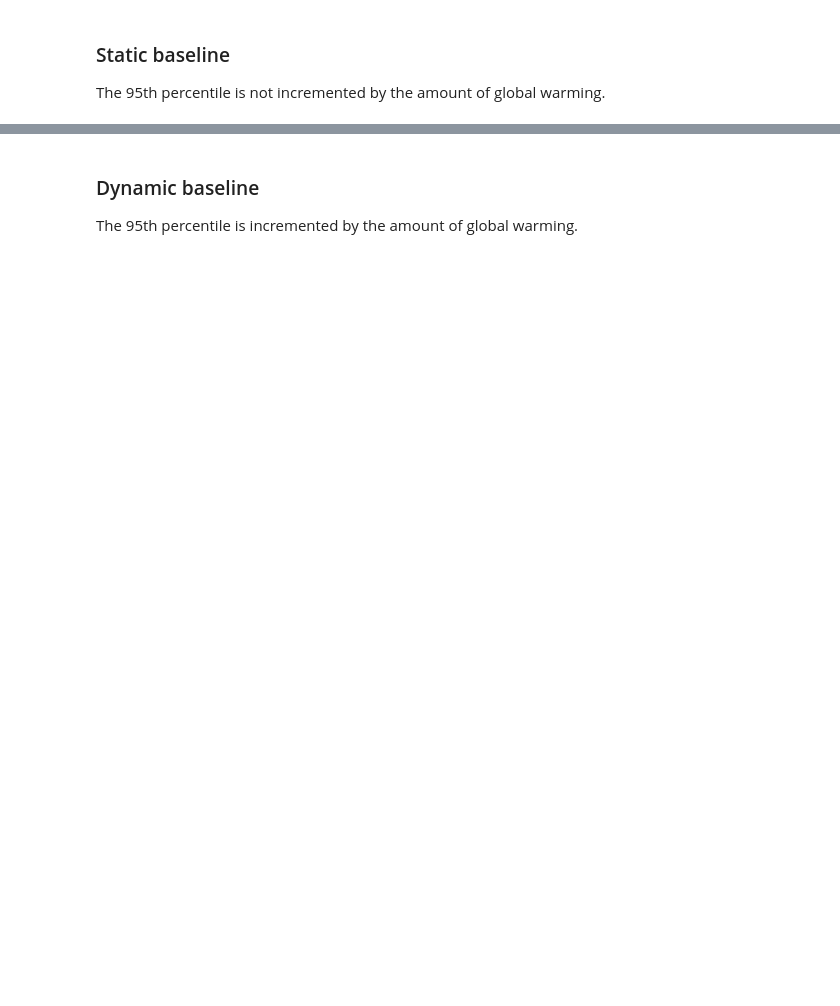
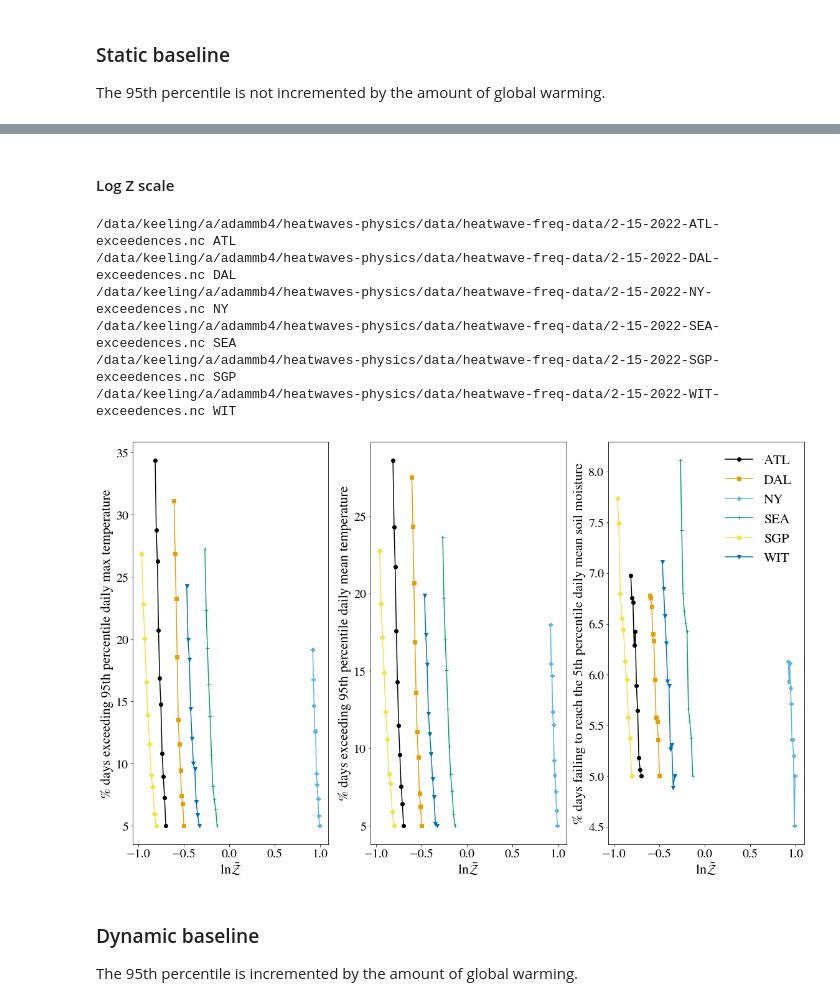
Before and after one commit to adam-bauer-34/SMACM-temp-extremes, a Jupyter notebook: notebooks/HWFreqAnalysis.ipynb, the cells around one changed output, grey strips where cells are left out. Cells and saved outputs as stored; diff of their text form; code cells hidden in the pictures; blank space fills up the shorter version.

```diff
--- a/notebooks/HWFreqAnalysis.ipynb
+++ b/notebooks/HWFreqAnalysis.ipynb
@@ -103,3 +123,40 @@ fig.tight_layout()
+# %% [markdown]
+#### Log Z scale
+# %%
+# plot results
+color_list = ['#000000', '#E69F00', '#56B4E9', '#009E73', '#F0E442', '#0072B2', '#D55E00', '#CC79A7']
+marker_list = ['o', 's', 'P', '+', 'D', 'v', '3']
+fontsize = 22
+labelsize = 20
+figsize = (16, 10)
+
+fig, ax = plt.subplots(1, 3, figsize=figsize)
+
+for file in range(0, N_files//2):
+    index = 2 * file + 1
+    print(exceedence_filenames[index], file_list[file])
+    ax[0].plot(np.log(Zs[index]), Tmax_exs[index], color=color_list[file], marker=marker_list[file], label=file_list[file])
+    ax[1].plot(np.log(Zs[index]), Tdaily_exs[index], color=color_list[file], marker=marker_list[file], label=file_list[file])
+    ax[2].plot(np.log(Zs[index]), mdaily_exs[index], color=color_list[file], marker=marker_list[file], label=file_list[file])
+
+ax[0].set_ylabel("% days exceeding 95th percentile daily max temperature", fontsize=fontsize)
+ax[1].set_ylabel("% days exceeding 95th percentile daily mean temperature", fontsize=fontsize)
+ax[2].set_ylabel("% days failing to reach the 5th percentile daily mean soil moisture", fontsize=fontsize)
+ax[2].legend(frameon=False, fontsize=fontsize)
+
+for plot in range(0, 3):
+    ax[plot].tick_params(axis='both', labelsize=labelsize)
+    ax[plot].set_xlabel(r"$\ln\bar{\mathcal{Z}}$", fontsize=fontsize)
+
+fig.tight_layout()
+# %% [output]
+/data/keeling/a/adammb4/heatwaves-physics/data/heatwave-freq-data/2-15-2022-ATL-exceedences.nc ATL
+/data/keeling/a/adammb4/heatwaves-physics/data/heatwave-freq-data/2-15-2022-DAL-exceedences.nc DAL
+/data/keeling/a/adammb4/heatwaves-physics/data/heatwave-freq-data/2-15-2022-NY-exceedences.nc NY
+/data/keeling/a/adammb4/heatwaves-physics/data/heatwave-freq-data/2-15-2022-SEA-exceedences.nc SEA
+/data/keeling/a/adammb4/heatwaves-physics/data/heatwave-freq-data/2-15-2022-SGP-exceedences.nc SGP
+/data/keeling/a/adammb4/heatwaves-physics/data/heatwave-freq-data/2-15-2022-WIT-exceedences.nc WIT
+[figure, added]
 # %% [markdown]
 ### Dynamic baseline
 
```
Also changed, not shown: parts of 13 cells of this notebook, 28 other files.
